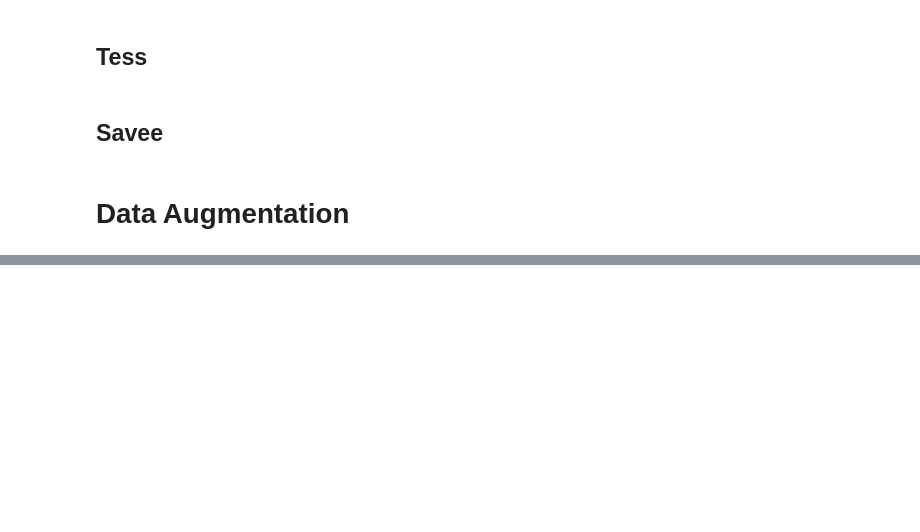
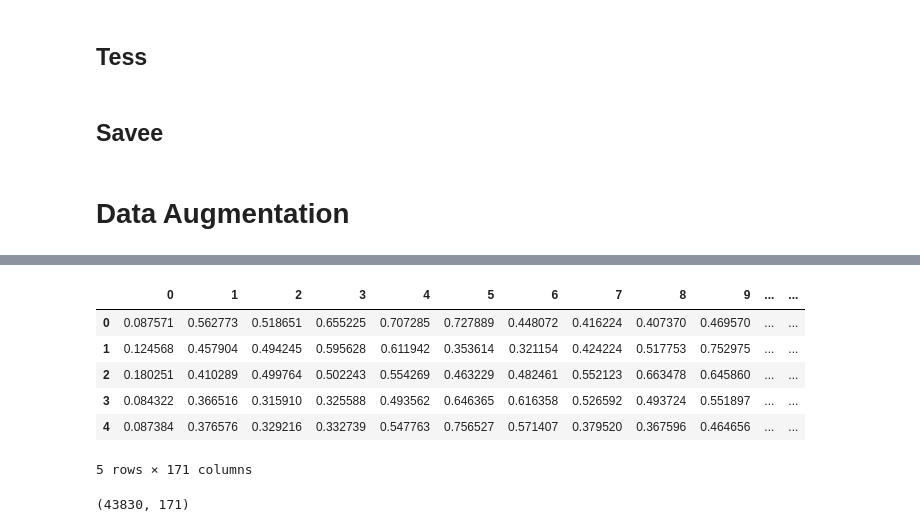
Before and after one commit to Dayfob/Emotion-Recognition-Application, a Jupyter notebook: preprocessing.ipynb, the cells around one changed output, grey strips where cells are left out. Saved outputs shown, nothing was run; the diff lists cells and outputs as text; code cells hidden in the pictures; blank space fills up the shorter version.

```diff
--- a/preprocessing.ipynb
+++ b/preprocessing.ipynb
@@ -606,0 +695,3 @@ for file in directory_list:
+# %%
+features = get_features("datasets/combined/angry/crema_0_0.wav")
+features.shape
@@ -606,0 +707,47 @@ for file in directory_list:
+# %%
+path = "datasets/combined"
+directory_list = os.listdir(path)
+X = []
+Y = []
+
+for emotion in directory_list:
+    match emotion:
+        case "angry":
+            label = 0
+        case "disgust":
+            label = 1
+        case "fear":
+            label = 2
+        case "happy":
+            label = 3
+        case "neutral+calm":
+            label = 4
+        case "sad":
+            label = 5
+        case "surprised":
+            label = 6
+        case _:
+            label = -1
+
+    samples = os.listdir(path + "/" + emotion)
+    for smple in samples:
+        features = get_features(path + "/" + emotion + "/" + smple)
+        X.append(features)
+        Y.append(label)
+
+Features = pd.DataFrame(X)
+Features['labels'] = Y
+Features.to_csv('datasets/dataset.csv', index=False)
+Features.head()
+# %% [output]
+|  | 0 | 1 | 2 | 3 | 4 | 5 | 6 | 7 | 8 | 9 | ... | ... |
+| 0 | 0.087571 | 0.562773 | 0.518651 | 0.655225 | 0.707285 | 0.727889 | 0.448072 | 0.416224 | 0.407370 | 0.469570 | ... | ... |
+| 1 | 0.124568 | 0.457904 | 0.494245 | 0.595628 | 0.611942 | 0.353614 | 0.321154 | 0.424224 | 0.517753 | 0.752975 | ... | ... |
+| 2 | 0.180251 | 0.410289 | 0.499764 | 0.502243 | 0.554269 | 0.463229 | 0.482461 | 0.552123 | 0.663478 | 0.645860 | ... | ... |
+| 3 | 0.084322 | 0.366516 | 0.315910 | 0.325588 | 0.493562 | 0.646365 | 0.616358 | 0.526592 | 0.493724 | 0.551897 | ... | ... |
+| 4 | 0.087384 | 0.376576 | 0.329216 | 0.332739 | 0.547763 | 0.756527 | 0.571407 | 0.379520 | 0.367596 | 0.464656 | ... | ... |
+5 rows × 171 columns
+# %%
+Features.shape
+# %% [output]
+(43830, 171)
```
Also changed, not shown: parts of 3 cells of this notebook.
